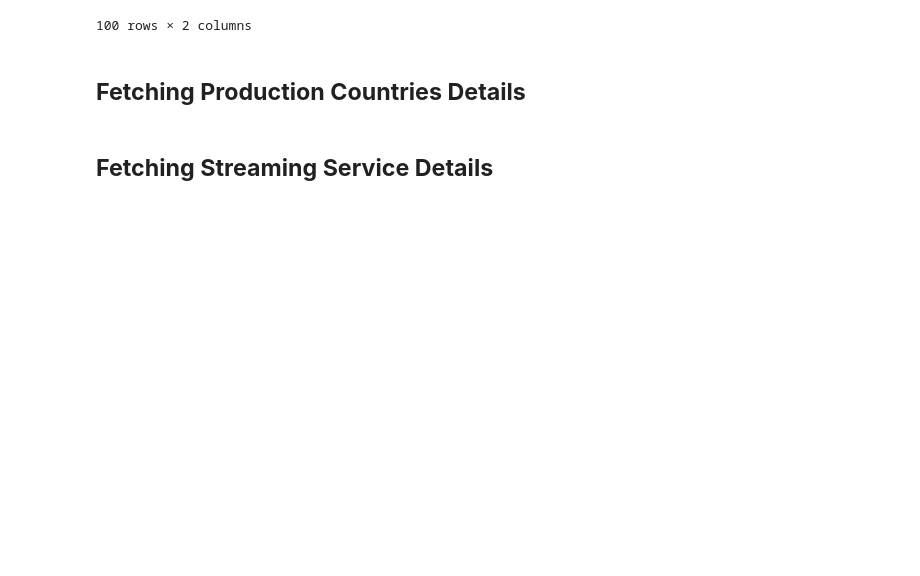
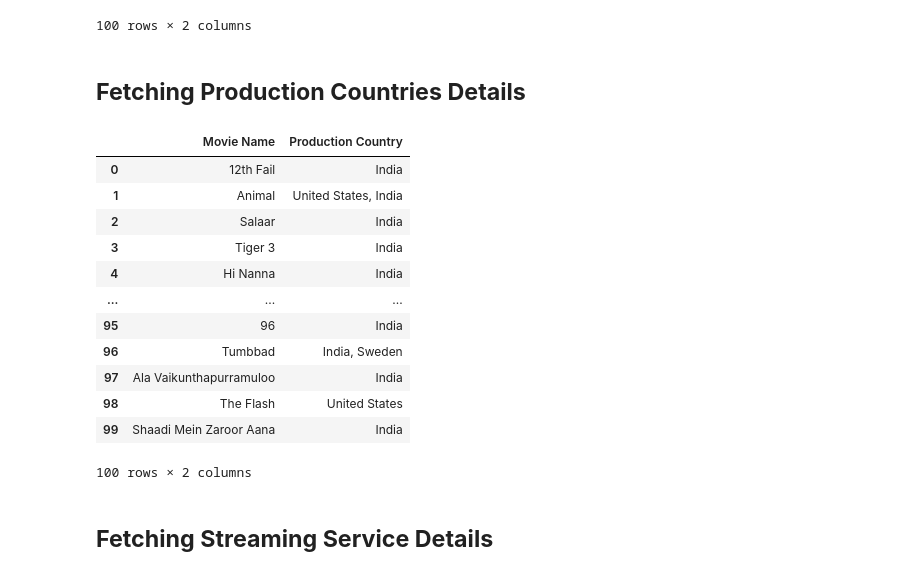
Before and after one commit to Amrit007-droid/Web-Scraping, a Jupyter notebook: Numerical_Programming_in_Python_Web_Scraping.ipynb, the cells around one changed output. Drawn from its saved outputs; the diff is of its cells as text; code cells hidden in the pictures; blank space fills up the shorter version.

```diff
--- a/Numerical_Programming_in_Python_Web_Scraping.ipynb
+++ b/Numerical_Programming_in_Python_Web_Scraping.ipynb
@@ -585,3 +625,26 @@ movies_dataframe
+# %%
+# Create a DataFrame from the lists
+movies_dataframe = pd.DataFrame({
+    'Movie Name': movie_names,
+    'Production Country': production_country_list
+})
+
+# Display the DataFrame
+movies_dataframe
+# %% [output]
+|  | Movie Name | Production Country |
+| 0 | 12th Fail | India |
+| 1 | Animal | United States, India |
+| 2 | Salaar | India |
+| 3 | Tiger 3 | India |
+| 4 | Hi Nanna | India |
+| ... | ... | ... |
+| 95 | 96 | India |
+| 96 | Tumbbad | India, Sweden |
+| 97 | Ala Vaikunthapurramuloo | India |
+| 98 | The Flash | United States |
+| 99 | Shaadi Mein Zaroor Aana | India |
+100 rows × 2 columns
 # %% [markdown]
 ## **Fetching Streaming Service Details**
 # %%
```
Also changed, not shown: parts of 13 cells of this notebook.
